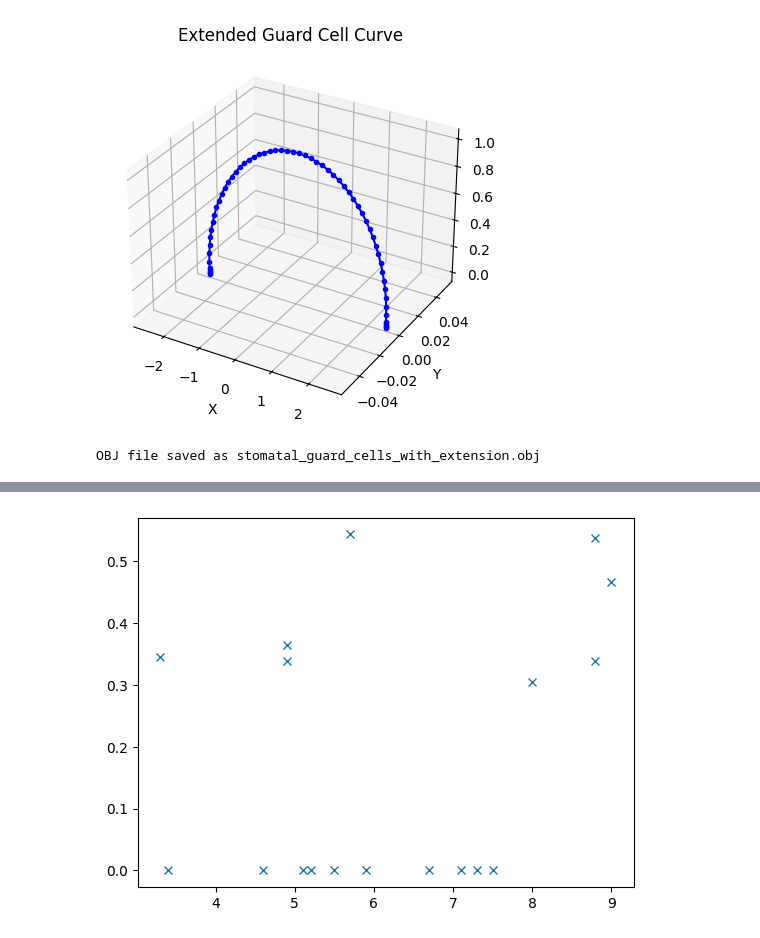
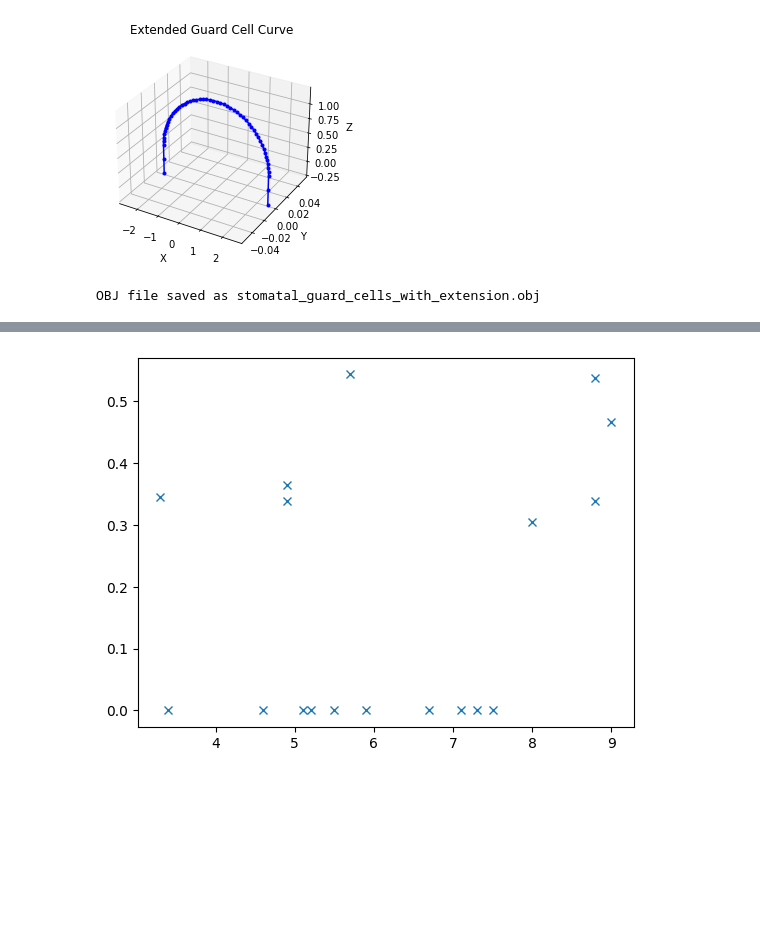
Before and after one commit to mtomtom/onion-stomatal-geometry, a Jupyter notebook: output/MeshGenerator.ipynb, the cells around one changed output, grey strips where cells are left out. Cells and saved outputs as stored; diff of their text form; code cells hidden in the pictures; blank space fills up the shorter version.

```diff
--- a/output/MeshGenerator.ipynb
+++ b/output/MeshGenerator.ipynb
@@ -75,9 +75,9 @@ def sweep_curve(curve, cross_section):
 curvature = 2.5
 radius = 1
 # Let extension length scale with the radius; adjust factor as needed:
-extension_factor = 0.05
+extension_factor = 0.25
 extension_length = extension_factor * radius
-num_extra_points = 5  # Number of extra points to smoothly extend the curve
+num_extra_points = 1  # Number of extra points to smoothly extend the curve
 
 # Generate the base curve over t in [-pi/2, pi/2]
 t = np.linspace(-np.pi/2, np.pi/2, 50)
@@ -116,32 +116,32 @@ faces = []
 # Faces for the first half
 for i in range(num_curve_points - 1):
     for j in range(num_circle_points):
         v1 = i * num_circle_points + j + 1
         v2 = i * num_circle_points + (j + 1) % num_circle_points + 1
         v3 = (i + 1) * num_circle_points + j + 1
         v4 = (i + 1) * num_circle_points + (j + 1) % num_circle_points + 1
         faces.append([v1, v2, v4])
         faces.append([v1, v4, v3])
 # Faces for the mirrored half, with offset
 offset = num_curve_points * num_circle_points
 for i in range(num_curve_points - 1):
     for j in range(num_circle_points):
         v1 = offset + i * num_circle_points + j + 1
         v2 = offset + i * num_circle_points + (j + 1) % num_circle_points + 1
         v3 = offset + (i + 1) * num_circle_points + j + 1
         v4 = offset + (i + 1) * num_circle_points + (j + 1) % num_circle_points + 1
         faces.append([v1, v2, v4])
         faces.append([v1, v4, v3])
 
 # Save the combined mesh as an OBJ file
 obj_filename = "stomatal_guard_cells_with_extension.obj"
 with open(obj_filename, "w") as f:
     for vertex in combined_cells:
         f.write(f"v {vertex[0]} {vertex[1]} {vertex[2]}\n")
     for face in faces:
         f.write(f"f {face[0]} {face[1]} {face[2]}\n")
 
 print(f"OBJ file saved as {obj_filename}")
 # %% [output]
-[figure, old version]
+[figure, new version]
 OBJ file saved as stomatal_guard_cells_with_extension.obj
```
Also changed, not shown: parts of 3 cells of this notebook.
